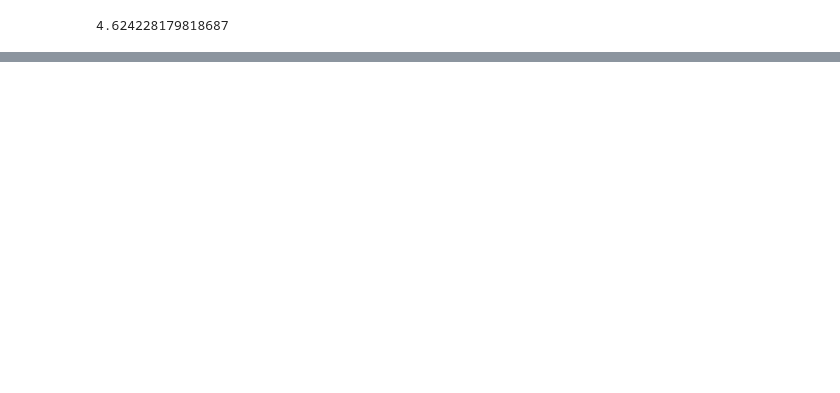
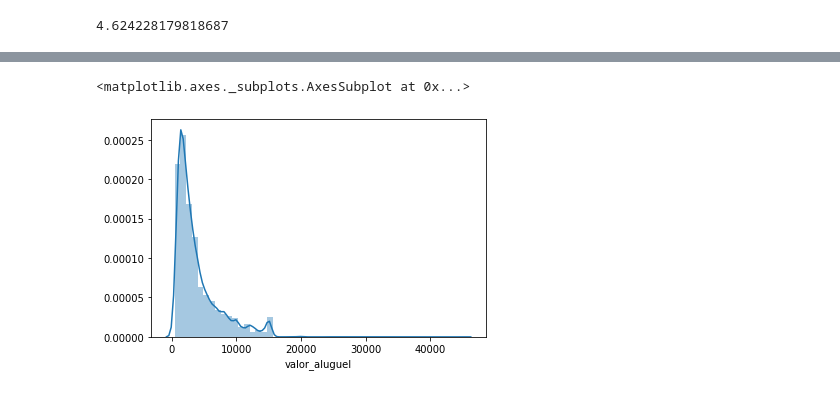
Before and after one commit to vvalcristina/datascience_codenation, a Jupyter notebook: Semana3/Semana3.ipynb, the cells around one changed output, grey strips where cells are left out. Saved outputs shown, nothing was run; the diff lists cells and outputs as text; code cells hidden in the pictures; blank space fills up the shorter version.

```diff
--- a/Semana3/Semana3.ipynb
+++ b/Semana3/Semana3.ipynb
@@ -235,0 +360,6 @@ df.valor_aluguel.kurtosis()
+# %%
+#Histograma
+sns.distplot(df['valor_aluguel'])
+# %% [output]
+<matplotlib.axes._subplots.AxesSubplot at 0x...>
+[figure, added]
```
Also changed, not shown: parts of 29 cells of this notebook.
